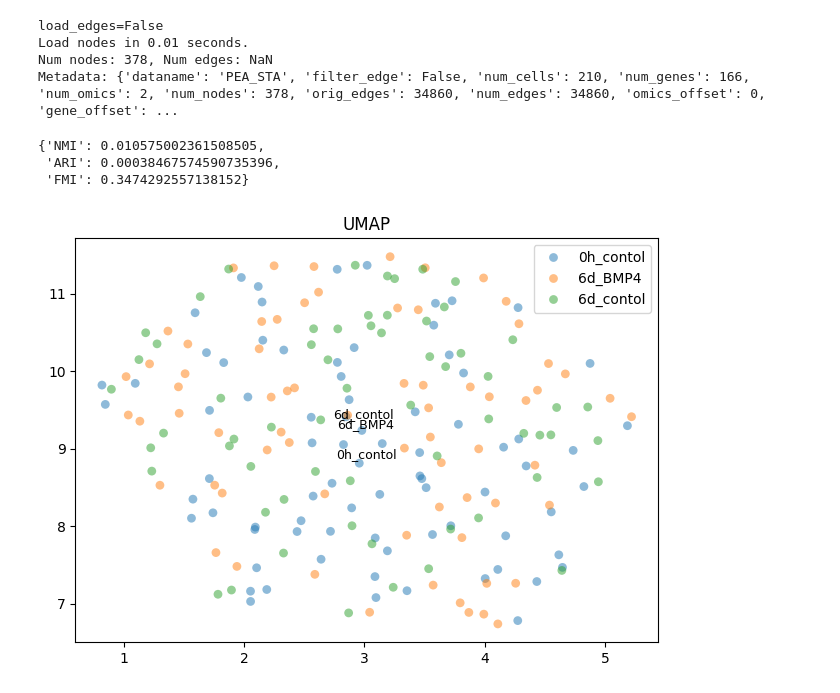
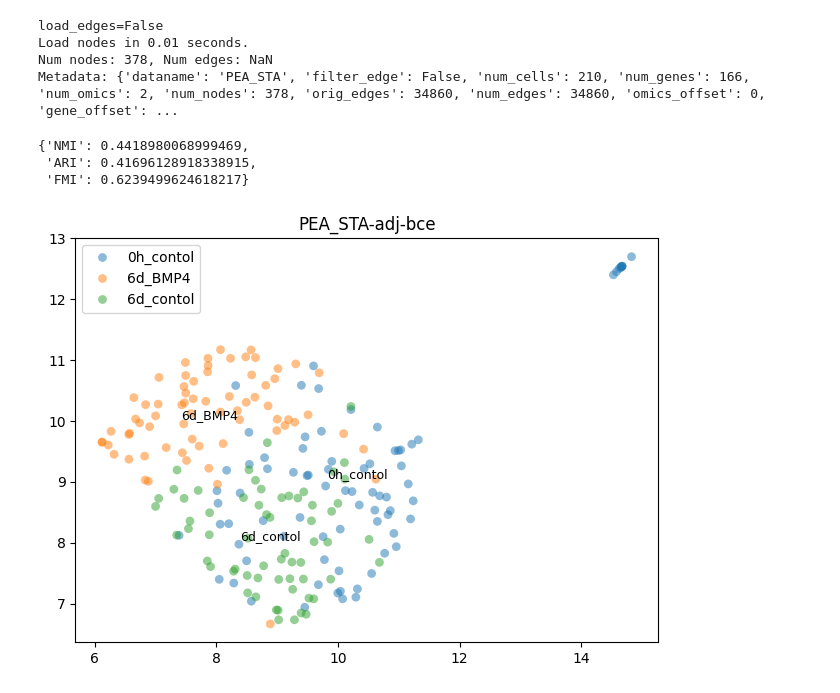
Before and after one commit to congfeng4/SCOIT, a Jupyter notebook: hgnn_cell_clustering.ipynb, the cells around one changed output. Cells and saved outputs as stored; diff of their text form; code cells hidden in the pictures.

```diff
--- a/hgnn_cell_clustering.ipynb
+++ b/hgnn_cell_clustering.ipynb
@@ -48,13 +65,10 @@ Num nodes: 378, Num edges: NaN
 Metadata: {'dataname': 'PEA_STA', 'filter_edge': False, 'num_cells': 210, 'num_genes': 166, 'num_omics': 2, 'num_nodes': 378, 'orig_edges': 34860, 'num_edges': 34860, 'omics_offset': 0, 'gene_offset': ...
 # %%
 cell_stage = hg.cell_names.str.split('_').map(lambda x: x[1:-1]).str.join('_')
-# %%
-embedding_dir = f'./'
-cell_embeddings = np.load(f'{embedding_dir}/mymodel_0.npy')
-umap_visualize(cell_embeddings, cell_stage)
-# plt.title(f'{data}-{loss}')
-# %% [output]
-{'NMI': 0.010575002361508505,
- 'ARI': 0.00038467574590735396,
- 'FMI': 0.3474292557138152}
-[figure, removed]
+# %%
+plot_embedding('PEA_STA', 'adj', 'bce', cell_stage)
+# %% [output]
+{'NMI': 0.4418980068999469,
+ 'ARI': 0.41696128918338915,
+ 'FMI': 0.6239499624618217}
+[figure, added]
```
Also changed, not shown: parts of 16 cells of this notebook, 6 other files.
